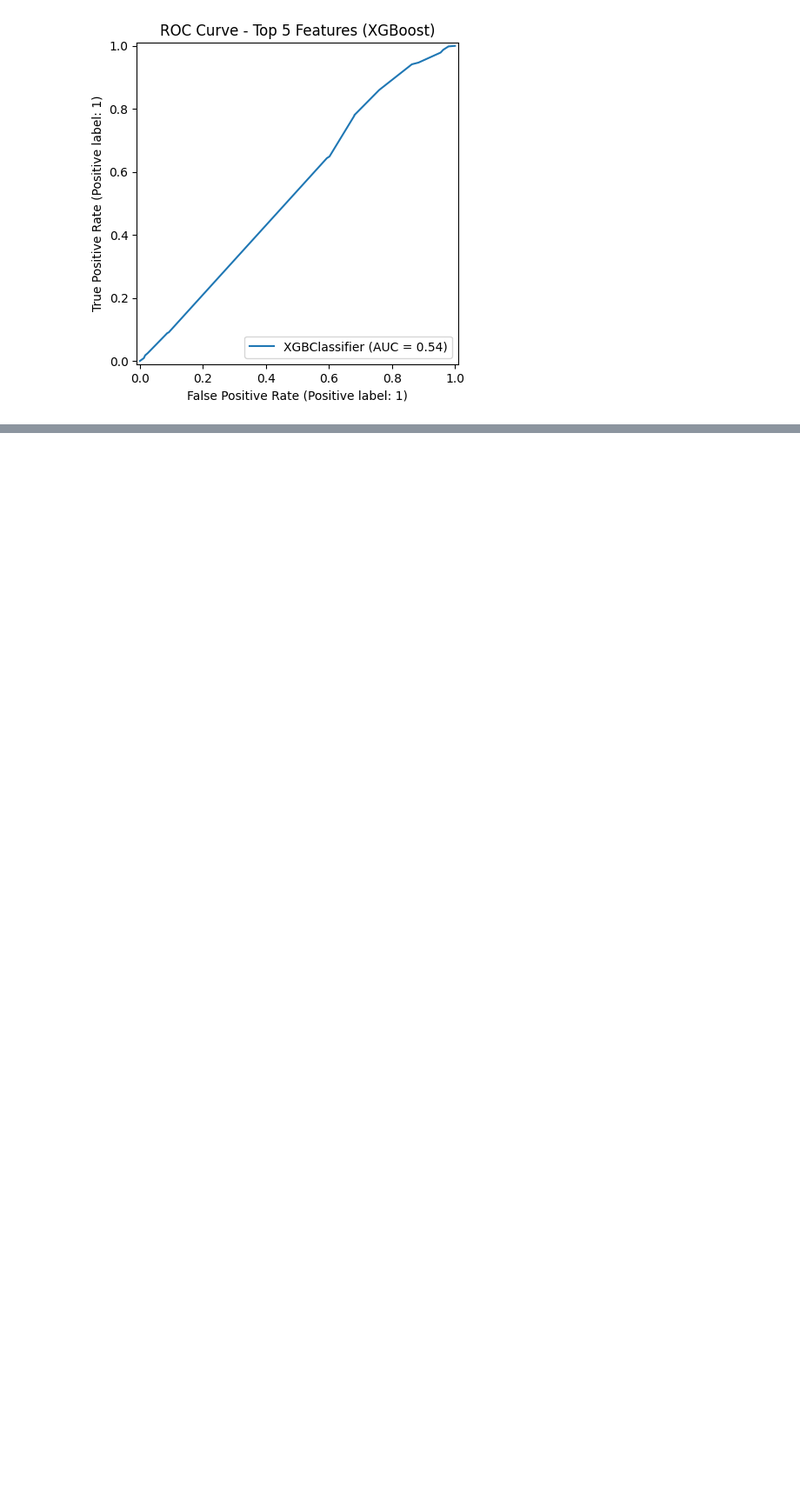
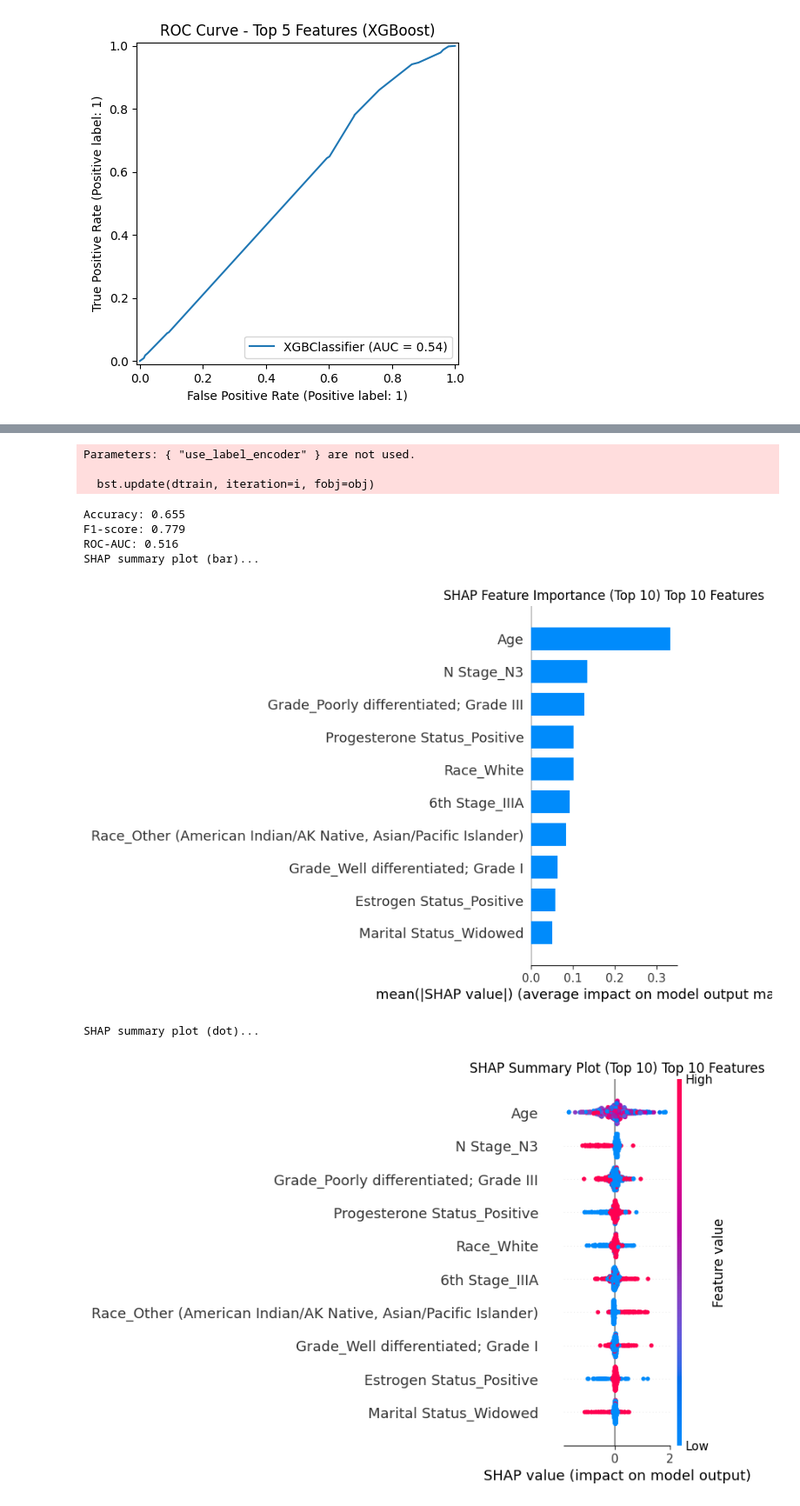
Before and after one commit to MichaelYemane707/breast_cancer_prediction, a Jupyter notebook: xgboost.ipynb, the cells around one changed output, grey strips where cells are left out. Shown: that part at 87% size. Saved outputs shown, nothing was run; the diff lists cells and outputs as text; code cells hidden in the pictures; blank space fills up the shorter version.

```diff
--- a/xgboost.ipynb
+++ b/xgboost.ipynb
@@ -430,0 +508,6 @@ Mean ROC-AUC (CV): 0.5372 ± 0.0670
+# %%
+X_train_top10 = X_train[top10_features]
+X_test_top10 = X_test[top10_features]
+
+train_evaluate_shap(X_train_top10, X_test_top10, y_train, y_test, top10_features, "Top 10 Features")
+# %% [output]
@@ -430,0 +515,10 @@ Mean ROC-AUC (CV): 0.5372 ± 0.0670
+Parameters: { "use_label_encoder" } are not used.
+
+  bst.update(dtrain, iteration=i, fobj=obj)
+Accuracy: 0.655
+F1-score: 0.779
+ROC-AUC: 0.516
+SHAP summary plot (bar)...
+[figure, added]
+SHAP summary plot (dot)...
+[figure, added]
```
Also changed, not shown: parts of 9 cells of this notebook.
